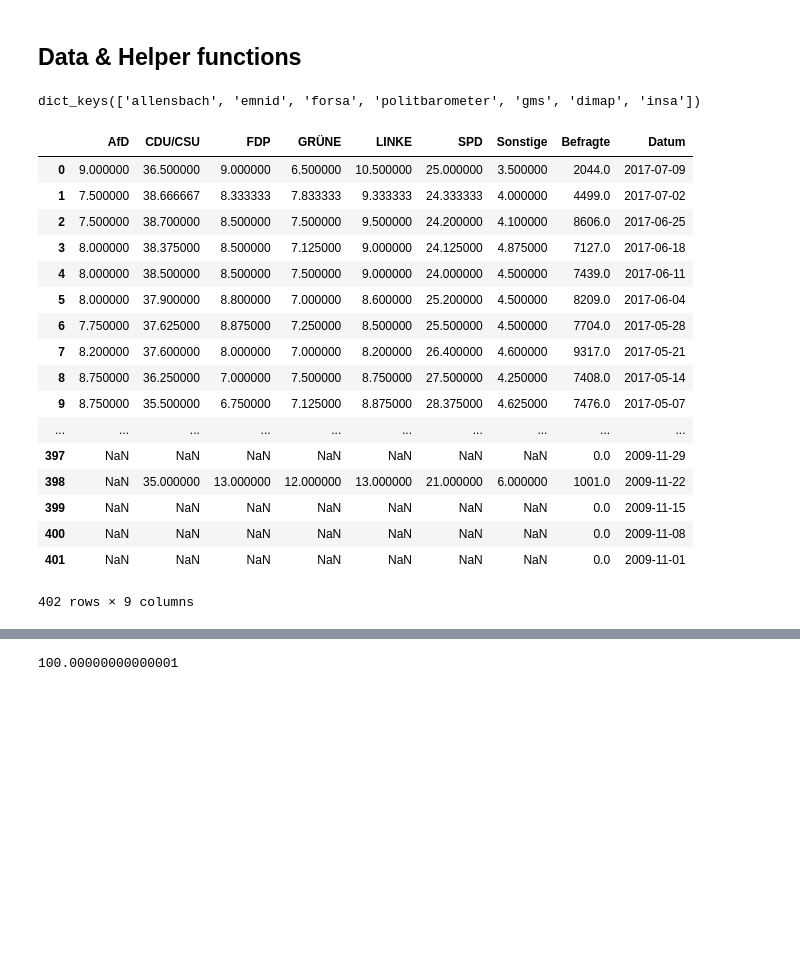
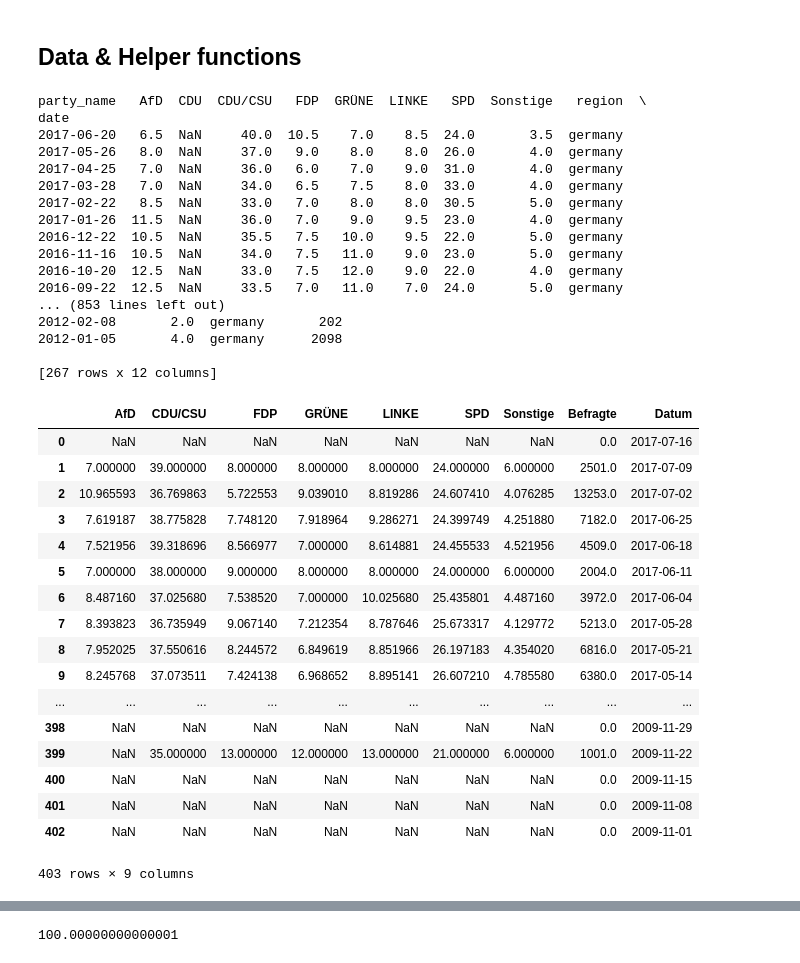
Before and after one commit to daveh19/foxy-predictor, a Jupyter notebook: models/models.ipynb, the cells around one changed output, grey strips where cells are left out. Cells and saved outputs as stored; diff of their text form; code cells hidden in the pictures; blank space fills up the shorter version.

```diff
--- a/models/models.ipynb
+++ b/models/models.ipynb
@@ -31,36 +33,48 @@ import preprocessing
 ## Data & Helper functions
 # %%
 parties = ['CDU/CSU', 'SPD', 'GRÜNE', 'FDP', 'LINKE', 'AfD', 'Sonstige']
-# %%
-data_dict = wahlrecht_polling_firms.get_tables()
-# TODO: Some values are NaN --> how to handle these? Especially, the numbers have to add up to 1.
-#data_dict = {key: df.fillna(0) for key, df in data_dict.items()}
-data_dict.keys()
-# %% [output]
-dict_keys(['allensbach', 'emnid', 'forsa', 'politbarometer', 'gms', 'dimap', 'insa'])
+# %%
+data_dict = getPollingData(state=False)
 # %%
-data = preprocessing.average(data_dict, 'simple')
-data = pd.DataFrame.from_dict(data)
+data = preprocessing.average(data_dict, 'weightparticipants')
+#data = pd.DataFrame.from_dict(data)
 data
 # %% [output]
+party_name   AfD  CDU  CDU/CSU   FDP  GRÜNE  LINKE   SPD  Sonstige   region  \
+date
+2017-06-20   6.5  NaN     40.0  10.5    7.0    8.5  24.0       3.5  germany
+2017-05-26   8.0  NaN     37.0   9.0    8.0    8.0  26.0       4.0  germany
+2017-04-25   7.0  NaN     36.0   6.0    7.0    9.0  31.0       4.0  germany
+2017-03-28   7.0  NaN     34.0   6.5    7.5    8.0  33.0       4.0  germany
+2017-02-22   8.5  NaN     33.0   7.0    8.0    8.0  30.5       5.0  germany
+2017-01-26  11.5  NaN     36.0   7.0    9.0    9.5  23.0       4.0  germany
+2016-12-22  10.5  NaN     35.5   7.5   10.0    9.5  22.0       5.0  germany
+2016-11-16  10.5  NaN     34.0   7.5   11.0    9.0  23.0       5.0  germany
+2016-10-20  12.5  NaN     33.0   7.5   12.0    9.0  22.0       4.0  germany
+2016-09-22  12.5  NaN     33.5   7.0   11.0    7.0  24.0       5.0  germany
+... (853 lines left out)
+2012-02-08       2.0  germany       202
+2012-01-05       4.0  germany      2098
+
+[267 rows x 12 columns]
 |  | AfD | CDU/CSU | FDP | GRÜNE | LINKE | SPD | Sonstige | Befragte | Datum |
-| 0 | 9.000000 | 36.500000 | 9.000000 | 6.500000 | 10.500000 | 25.000000 | 3.500000 | 2044.0 | 2017-07-09 |
-| 1 | 7.500000 | 38.666667 | 8.333333 | 7.833333 | 9.333333 | 24.333333 | 4.000000 | 4499.0 | 2017-07-02 |
-| 2 | 7.500000 | 38.700000 | 8.500000 | 7.500000 | 9.500000 | 24.200000 | 4.100000 | 8606.0 | 2017-06-25 |
-| 3 | 8.000000 | 38.375000 | 8.500000 | 7.125000 | 9.000000 | 24.125000 | 4.875000 | 7127.0 | 2017-06-18 |
-| 4 | 8.000000 | 38.500000 | 8.500000 | 7.500000 | 9.000000 | 24.000000 | 4.500000 | 7439.0 | 2017-06-11 |
-| 5 | 8.000000 | 37.900000 | 8.800000 | 7.000000 | 8.600000 | 25.200000 | 4.500000 | 8209.0 | 2017-06-04 |
-| 6 | 7.750000 | 37.625000 | 8.875000 | 7.250000 | 8.500000 | 25.500000 | 4.500000 | 7704.0 | 2017-05-28 |
-| 7 | 8.200000 | 37.600000 | 8.000000 | 7.000000 | 8.200000 | 26.400000 | 4.600000 | 9317.0 | 2017-05-21 |
-| 8 | 8.750000 | 36.250000 | 7.000000 | 7.500000 | 8.750000 | 27.500000 | 4.250000 | 7408.0 | 2017-05-14 |
-| 9 | 8.750000 | 35.500000 | 6.750000 | 7.125000 | 8.875000 | 28.375000 | 4.625000 | 7476.0 | 2017-05-07 |
+| 0 | NaN | NaN | NaN | NaN | NaN | NaN | NaN | 0.0 | 2017-07-16 |
+| 1 | 7.000000 | 39.000000 | 8.000000 | 8.000000 | 8.000000 | 24.000000 | 6.000000 | 2501.0 | 2017-07-09 |
+| 2 | 10.965593 | 36.769863 | 5.722553 | 9.039010 | 8.819286 | 24.607410 | 4.076285 | 13253.0 | 2017-07-02 |
+| 3 | 7.619187 | 38.775828 | 7.748120 | 7.918964 | 9.286271 | 24.399749 | 4.251880 | 7182.0 | 2017-06-25 |
+| 4 | 7.521956 | 39.318696 | 8.566977 | 7.000000 | 8.614881 | 24.455533 | 4.521956 | 4509.0 | 2017-06-18 |
+| 5 | 7.000000 | 38.000000 | 9.000000 | 8.000000 | 8.000000 | 24.000000 | 6.000000 | 2004.0 | 2017-06-11 |
+| 6 | 8.487160 | 37.025680 | 7.538520 | 7.000000 | 10.025680 | 25.435801 | 4.487160 | 3972.0 | 2017-06-04 |
+| 7 | 8.393823 | 36.735949 | 9.067140 | 7.212354 | 8.787646 | 25.673317 | 4.129772 | 5213.0 | 2017-05-28 |
+| 8 | 7.952025 | 37.550616 | 8.244572 | 6.849619 | 8.851966 | 26.197183 | 4.354020 | 6816.0 | 2017-05-21 |
+| 9 | 8.245768 | 37.073511 | 7.424138 | 6.968652 | 8.895141 | 26.607210 | 4.785580 | 6380.0 | 2017-05-14 |
 | ... | ... | ... | ... | ... | ... | ... | ... | ... | ... |
-| 397 | NaN | NaN | NaN | NaN | NaN | NaN | NaN | 0.0 | 2009-11-29 |
-| 398 | NaN | 35.000000 | 13.000000 | 12.000000 | 13.000000 | 21.000000 | 6.000000 | 1001.0 | 2009-11-22 |
-| 399 | NaN | NaN | NaN | NaN | NaN | NaN | NaN | 0.0 | 2009-11-15 |
-| 400 | NaN | NaN | NaN | NaN | NaN | NaN | NaN | 0.0 | 2009-11-08 |
-| 401 | NaN | NaN | NaN | NaN | NaN | NaN | NaN | 0.0 | 2009-11-01 |
+| 398 | NaN | NaN | NaN | NaN | NaN | NaN | NaN | 0.0 | 2009-11-29 |
+| 399 | NaN | 35.000000 | 13.000000 | 12.000000 | 13.000000 | 21.000000 | 6.000000 | 1001.0 | 2009-11-22 |
+| 400 | NaN | NaN | NaN | NaN | NaN | NaN | NaN | 0.0 | 2009-11-15 |
+| 401 | NaN | NaN | NaN | NaN | NaN | NaN | NaN | 0.0 | 2009-11-08 |
+| 402 | NaN | NaN | NaN | NaN | NaN | NaN | NaN | 0.0 | 2009-11-01 |
-402 rows × 9 columns
+403 rows × 9 columns
 # %%
 pd.set_option('display.max_rows', len(data))
 data
```
Also changed, not shown: parts of 8 cells of this notebook, 1 other file.
